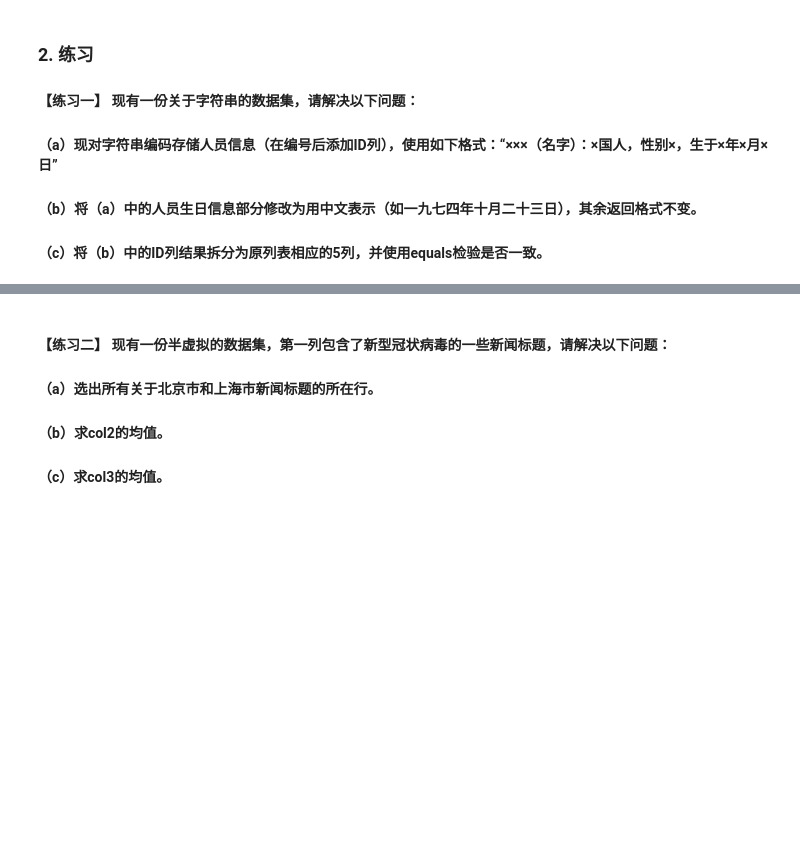
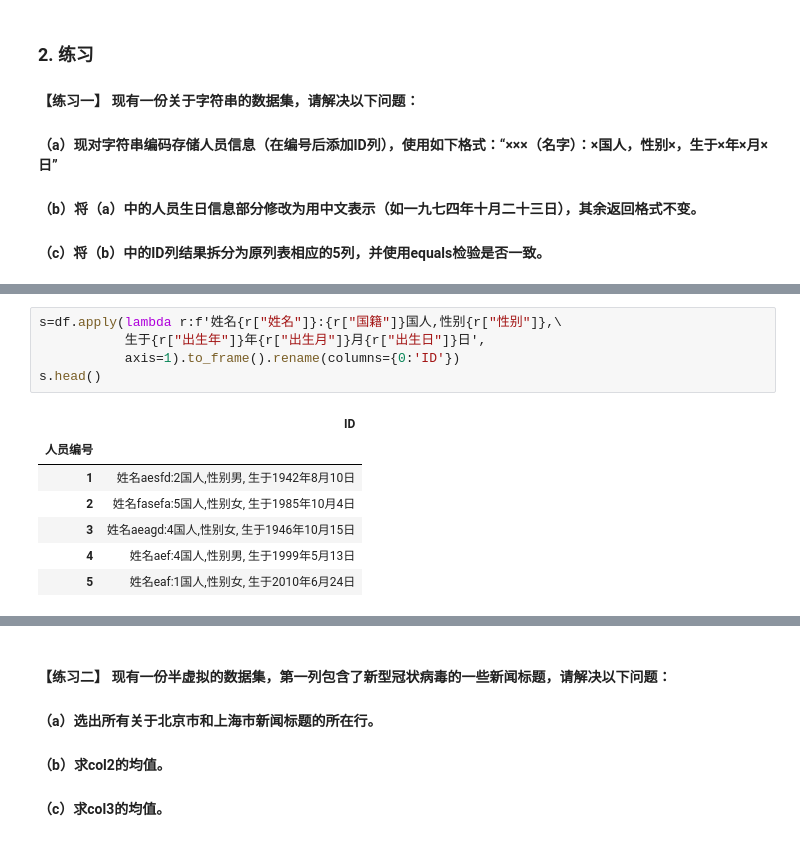
Before and after one commit to JerriaYe/pandas, a Jupyter notebook: 7.文本数据.ipynb, the cells around one changed output, grey strips where cells are left out. Drawn from its saved outputs; the diff is of its cells as text; blank space fills up the shorter version.

```diff
--- a/7.文本数据.ipynb
+++ b/7.文本数据.ipynb
@@ -558,0 +598,13 @@ pd.read_csv('data/String_data_one.csv',index_col='人员编号').head()
+# %%
+s=df.apply(lambda r:f'姓名{r["姓名"]}:{r["国籍"]}国人,性别{r["性别"]},\
+           生于{r["出生年"]}年{r["出生月"]}月{r["出生日"]}日',
+           axis=1).to_frame().rename(columns={0:'ID'})
+s.head()
+# %% [output]
+|  | ID |
+| 人员编号 |  |
+| 1 | 姓名aesfd:2国人,性别男, 生于1942年8月10日 |
+| 2 | 姓名fasefa:5国人,性别女, 生于1985年10月4日 |
+| 3 | 姓名aeagd:4国人,性别女, 生于1946年10月15日 |
+| 4 | 姓名aef:4国人,性别男, 生于1999年5月13日 |
+| 5 | 姓名eaf:1国人,性别女, 生于2010年6月24日 |
```
Also changed, not shown: parts of 27 cells of this notebook.
